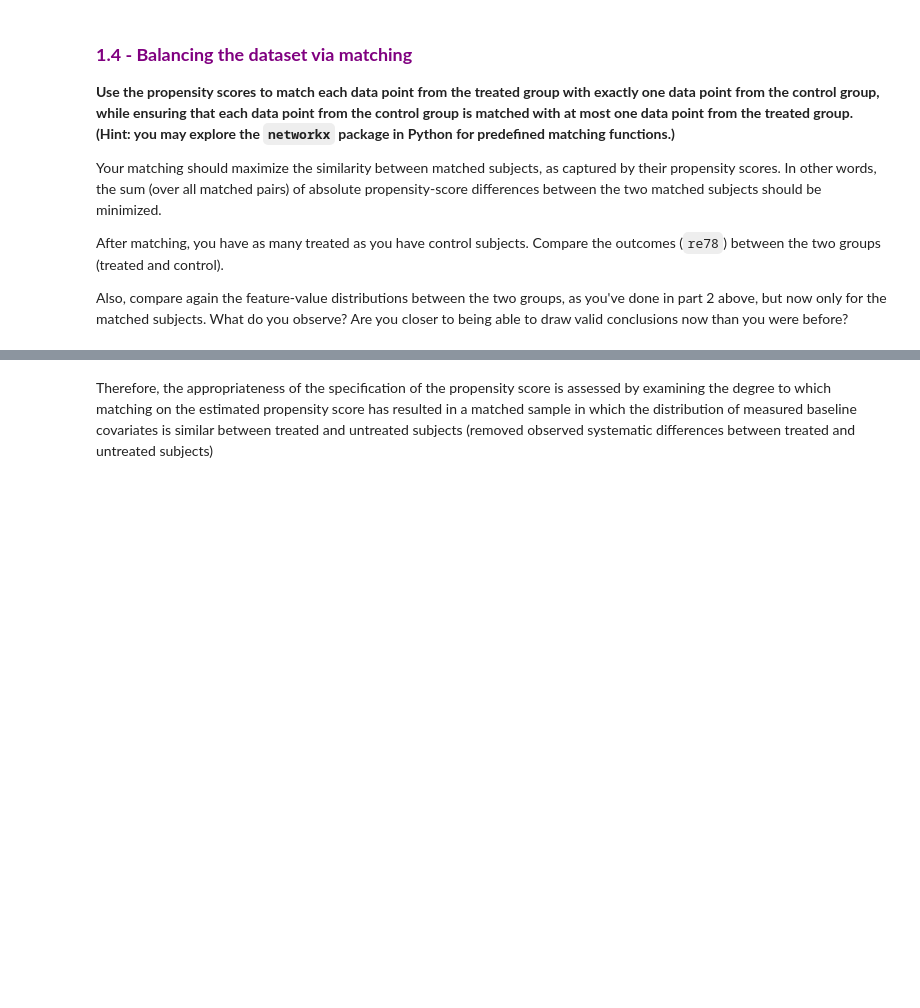
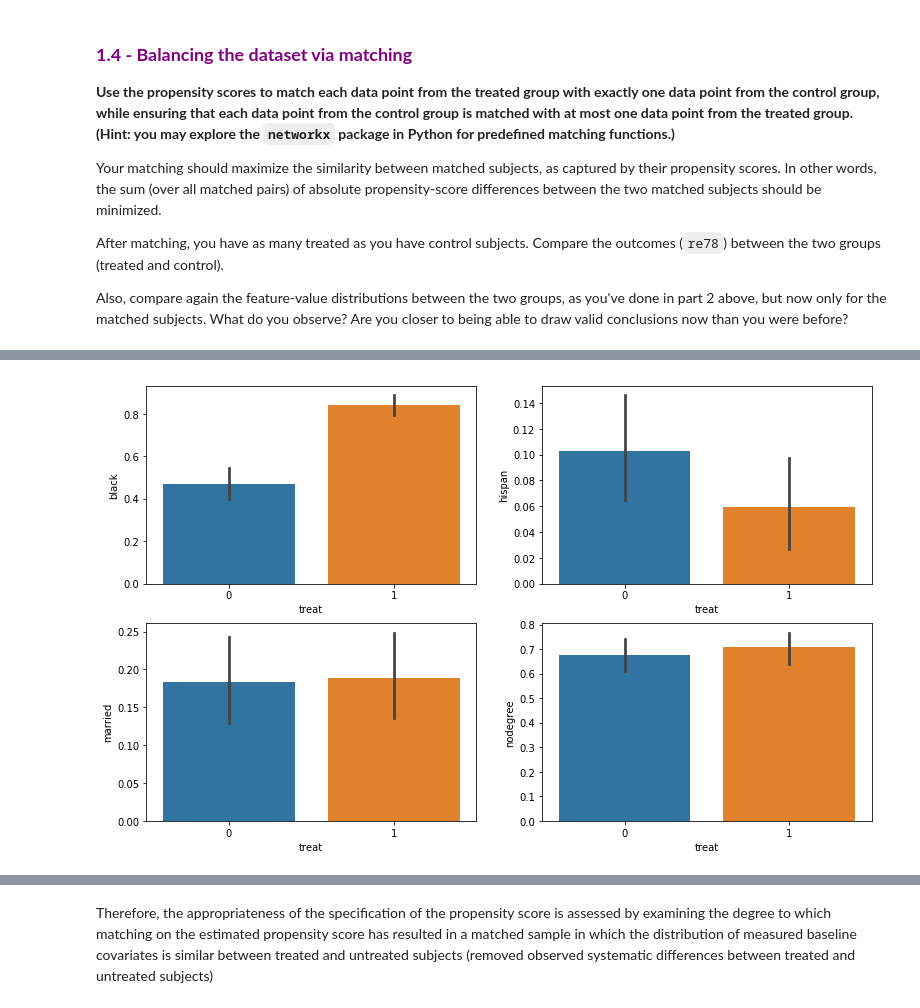
Before and after one commit to padesplaces/ada2017, a Jupyter notebook: 04 - Applied ML/Homework 4.ipynb, the cells around one changed output, grey strips where cells are left out. Drawn from its saved outputs; the diff is of its cells as text; code cells hidden in the pictures; blank space fills up the shorter version.

```diff
--- a/04 - Applied ML/Homework 4.ipynb
+++ b/04 - Applied ML/Homework 4.ipynb
@@ -376,0 +473,11 @@ False
+# %%
+# Remove the unmatched subjects in the control group
+lalonde_subset = lalonde_data[(lalonde_data.index.isin(df_matching['Control group'])) | (lalonde_data.index.isin(df_matching['Treated group']))]
+
+# Compute the chi-square test for each categorical feature and add it to the dataframe
+lalonde_cat_subset=lalonde_subset[['black','hispan','married','nodegree']]
+data_cat_subset['Statistic Test Significance']=lalonde_cat_subset.apply(lambda x: chisquare_test(lalonde_subset['treat'],x), axis=0)
+
+# Compute the standardized difference between for each categorical variable
+data_cat_subset['Standardized difference']=stand_diff_cat(data_cat_subset['Without Job Training (N=185)'],data_cat_subset['With Job Training (N=185)'])
+data_cat_subset
@@ -376,0 +491,14 @@ False
+# %%
+# Compare the distribution of the different continuous features between the two groups (treat and control)
+fig = plt.figure(1, figsize=(13, 8))
+plt.subplot(2,2,1)
+sns.barplot(x="treat",y="black",data=lalonde_subset)
+plt.subplot(2,2,2)
+sns.barplot(x="treat",y="hispan",data=lalonde_subset)
+plt.subplot(2,2,3)
+sns.barplot(x="treat",y="married",data=lalonde_subset)
+plt.subplot(2,2,4)
+sns.barplot(x="treat",y="nodegree",data=lalonde_subset)
+plt.show()
+# %% [output]
+[figure, added]
```
Also changed, not shown: parts of 43 cells of this notebook, 2 other files.
